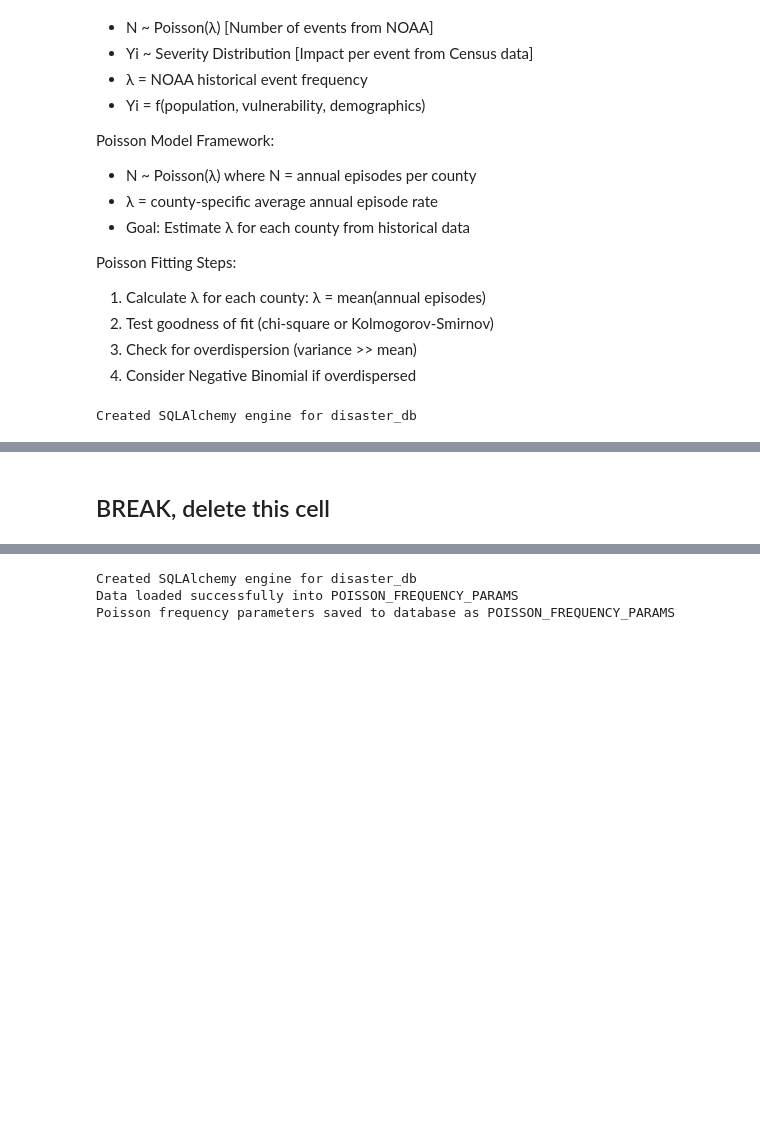
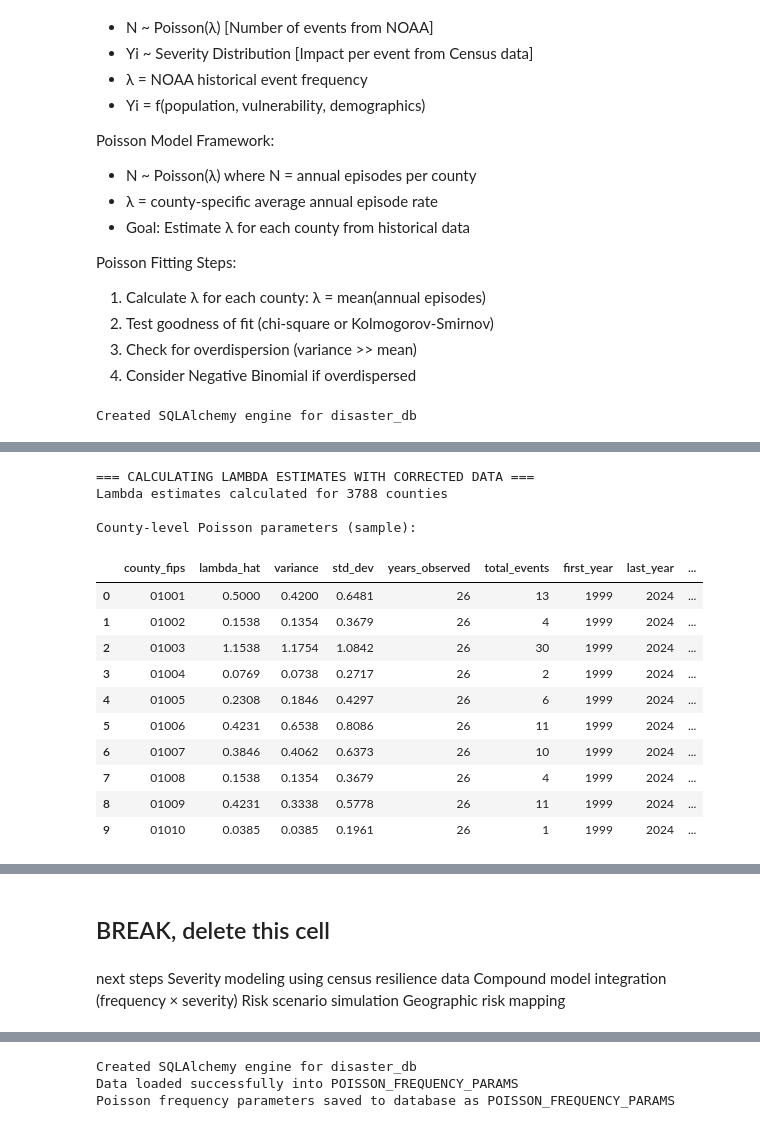
Before and after one commit to abdbtech/capstone, a Jupyter notebook: database_stats_breadboard.ipynb, the cells around one changed output, grey strips where cells are left out. Drawn from its saved outputs; the diff is of its cells as text; code cells hidden in the pictures; blank space fills up the shorter version.

```diff
--- a/database_stats_breadboard.ipynb
+++ b/database_stats_breadboard.ipynb
@@ -556,0 +261,74 @@ Temporal autocorrelation at lag 1: 0.622
+# %%
+# Calculate lambda (average annual event rate) for each county - UPDATED with corrected data
+
+county_lambdas = df_noaa.groupby('county_fips').agg({
+    'event_count': ['mean', 'var', 'std', 'count', 'sum'],
+    'year': ['min', 'max']
+}).round(4)
+
+# Flatten column names
+county_lambdas.columns = ['_'.join(col).strip() for col in county_lambdas.columns]
+county_lambdas = county_lambdas.reset_index()
+
+# Rename for clarity
+county_lambdas.rename(columns={
+    'event_count_mean': 'lambda_hat',
+    'event_count_var': 'variance',
+    'event_count_std': 'std_dev',
+    'event_count_count': 'years_observed',
+    'event_count_sum': 'total_events',
+    'year_min': 'first_year',
+    'year_max': 'last_year'
+}, inplace=True)
+
+# Calculate overdispersion ratio (variance/mean)
+# Handle division by zero for counties with lambda = 0
+county_lambdas['overdispersion_ratio'] = np.where(
+    county_lambdas['lambda_hat'] > 0,
+    county_lambdas['variance'] / county_lambdas['lambda_hat'],
+    np.nan
+)
+
+print(f"Lambda estimates calculated for {len(county_lambdas)} counties")
+print("\nCounty-level Poisson parameters (sample):")
+display(county_lambdas.head(10))
+
+print(f"\n=== LAMBDA DISTRIBUTION SUMMARY ===")
+print(f"Mean lambda: {county_lambdas['lambda_hat'].mean():.3f}")
+print(f"Median lambda: {county_lambdas['lambda_hat'].median():.3f}")
+print(f"Standard deviation: {county_lambdas['lambda_hat'].std():.3f}")
+print(f"Min lambda: {county_lambdas['lambda_hat'].min():.3f}")
+print(f"Max lambda: {county_lambdas['lambda_hat'].max():.3f}")
+
+# Count counties by lambda ranges
+print(f"\n=== LAMBDA RANGE DISTRIBUTION ===")
+print(f"λ = 0 (no events): {(county_lambdas['lambda_hat'] == 0).sum()}")
+print(f"0 < λ ≤ 0.5: {((county_lambdas['lambda_hat'] > 0) & (county_lambdas['lambda_hat'] <= 0.5)).sum()}")
+print(f"0.5 < λ ≤ 1: {((county_lambdas['lambda_hat'] > 0.5) & (county_lambdas['lambda_hat'] <= 1)).sum()}")
+print(f"1 < λ ≤ 2: {((county_lambdas['lambda_hat'] > 1) & (county_lambdas['lambda_hat'] <= 2)).sum()}")
+print(f"2 < λ ≤ 5: {((county_lambdas['lambda_hat'] > 2) & (county_lambdas['lambda_hat'] <= 5)).sum()}")
+print(f"λ > 5: {(county_lambdas['lambda_hat'] > 5).sum()}")
+
+# Overdispersion analysis
+valid_overdispersion = county_lambdas[county_lambdas['lambda_hat'] > 0]['overdispersion_ratio']
+print(f"\n=== OVERDISPERSION ANALYSIS (counties with λ > 0) ===")
+print(f"Counties with λ > 0: {len(valid_overdispersion)}")
+print(f"Mean variance/mean ratio: {valid_overdispersion.mean():.3f}")
+print(f"Counties with overdispersion (var/mean > 1.5): {(valid_overdispersion > 1.5).sum()}")
+print(f"Percentage overdispersed: {(valid_overdispersion > 1.5).sum() / len(valid_overdispersion) * 100:.1f}%")
+# %% [output]
+=== CALCULATING LAMBDA ESTIMATES WITH CORRECTED DATA ===
+Lambda estimates calculated for 3788 counties
+
+County-level Poisson parameters (sample):
+|  | county_fips | lambda_hat | variance | std_dev | years_observed | total_events | first_year | last_year | ... |
+| 0 | 01001 | 0.5000 | 0.4200 | 0.6481 | 26 | 13 | 1999 | 2024 | ... |
+| 1 | 01002 | 0.1538 | 0.1354 | 0.3679 | 26 | 4 | 1999 | 2024 | ... |
+| 2 | 01003 | 1.1538 | 1.1754 | 1.0842 | 26 | 30 | 1999 | 2024 | ... |
+| 3 | 01004 | 0.0769 | 0.0738 | 0.2717 | 26 | 2 | 1999 | 2024 | ... |
+| 4 | 01005 | 0.2308 | 0.1846 | 0.4297 | 26 | 6 | 1999 | 2024 | ... |
+| 5 | 01006 | 0.4231 | 0.6538 | 0.8086 | 26 | 11 | 1999 | 2024 | ... |
+| 6 | 01007 | 0.3846 | 0.4062 | 0.6373 | 26 | 10 | 1999 | 2024 | ... |
+| 7 | 01008 | 0.1538 | 0.1354 | 0.3679 | 26 | 4 | 1999 | 2024 | ... |
+| 8 | 01009 | 0.4231 | 0.3338 | 0.5778 | 26 | 11 | 1999 | 2024 | ... |
+| 9 | 01010 | 0.0385 | 0.0385 | 0.1961 | 26 | 1 | 1999 | 2024 | ... |
@@ -557,5 +355,11 @@ Temporal autocorrelation at lag 1: 0.622
 # %% [markdown]
 ## BREAK, delete this cell
+# %% [markdown]
+next steps
+Severity modeling using census resilience data
+Compound model integration (frequency × severity)
+Risk scenario simulation
+Geographic risk mapping
 # %%
 # Calculate lambda (average annual event rate) for each county
 county_lambdas = df_noaa.groupby('county_fips').agg({
```
Also changed, not shown: parts of 20 cells of this notebook, 2 other files.
